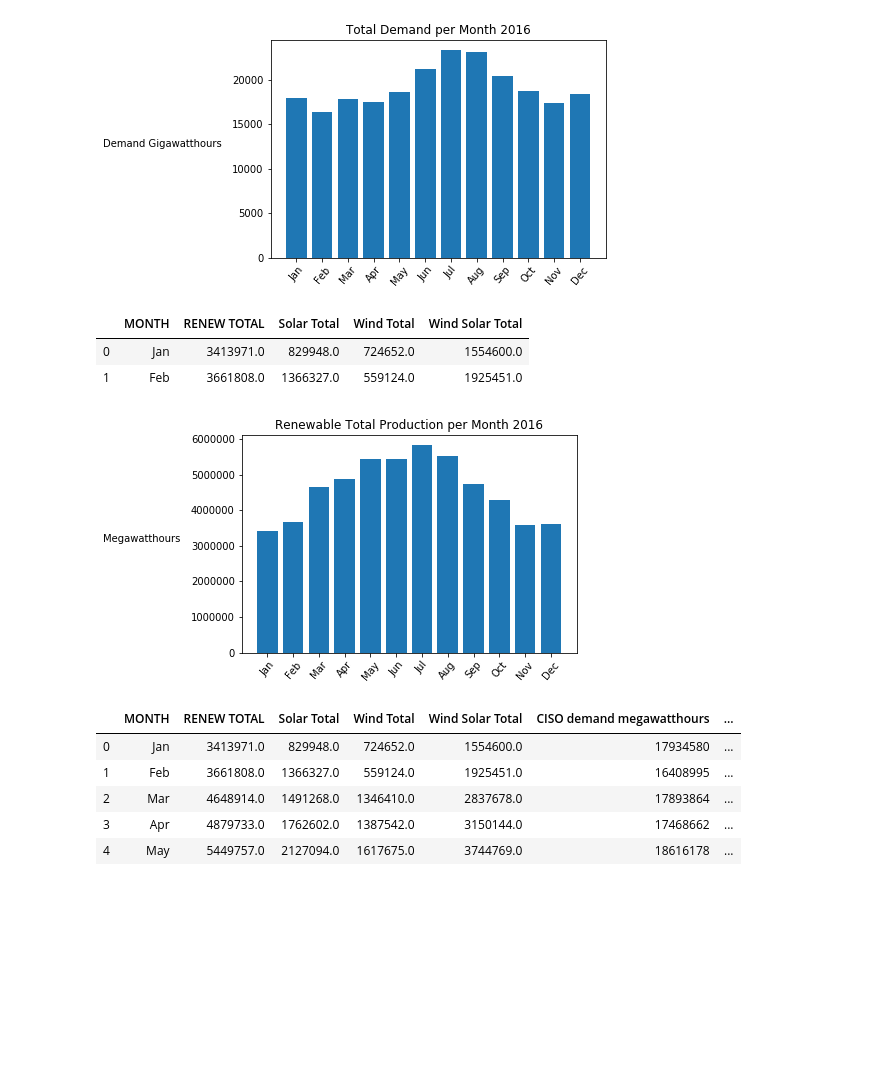
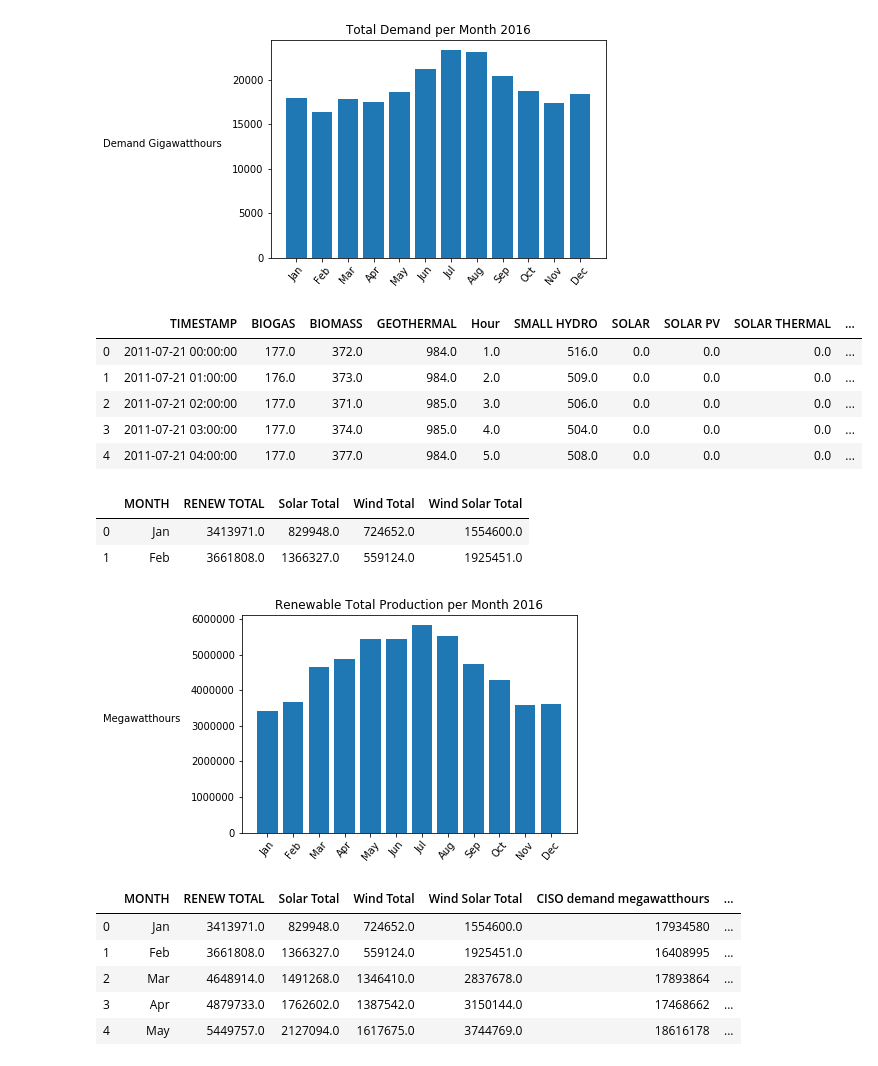
Before and after one commit to scottinsactown/California-Renewable-Energy--data-analysis, a Jupyter notebook: project_start_scott.ipynb, the cells around one changed output. Drawn from its saved outputs; the diff is of its cells as text; code cells hidden in the pictures; blank space fills up the shorter version.

```diff
--- a/project_start_scott.ipynb
+++ b/project_start_scott.ipynb
@@ -105,36 +106,43 @@ full_data['SOLAR TOTAL'] = full_data['SOLAR']+full_data['SOLAR PV']+full_data['S
 full_data['TIMESTAMP'] = pd.to_datetime(full_data['TIMESTAMP'])
 full_data['MONTH'] = full_data['TIMESTAMP'].dt.month
 full_data['YEAR'] = full_data['TIMESTAMP'].dt.year
 full_data['DAY'] = full_data['TIMESTAMP'].dt.day
 full_data['WIND SOLAR'] = full_data['SOLAR TOTAL'] + full_data['WIND TOTAL']
 full_data['RENEW TOTAL'] = full_data['BIOGAS'] + full_data['BIOMASS']+ full_data['GEOTHERMAL']+full_data['GEOTHERMAL']+full_data['WIND SOLAR']
+display(full_data.head())
 
 YearMonthGrouped = full_data.groupby(['YEAR','MONTH'])
 monthly_sum = pd.DataFrame(YearMonthGrouped['RENEW TOTAL'].sum())
 
 monthly_sum['Solar Total'] = YearMonthGrouped['SOLAR TOTAL'].sum()
 monthly_sum['Wind Total'] = YearMonthGrouped['WIND TOTAL'].sum()
 monthly_sum['Wind Solar Total'] = YearMonthGrouped['WIND SOLAR'].sum()
 
 data_16 = monthly_sum.loc[2016].reset_index()
 data_16['MONTH'] = data_16['MONTH'].map({1:'Jan',2:'Feb',3:'Mar',4:'Apr',5:'May',6:'Jun',7:'Jul',8:'Aug',9:'Sep',10:'Oct',11:'Nov',12:'Dec'})
 display(data_16.head(2))
 
 # plt.bar(data_16['MONTH'],data_16['Wind Solar Total'])
 # plt.xticks(rotation=50)
 # plt.title('Wind and Solar Combined Production per Month 2016')
 # plt.ylabel("Megawatthours  ",rotation='0',ha='right')
 # plt.show()
 
 plt.bar(data_16['MONTH'],data_16['RENEW TOTAL'])
 plt.xticks(rotation=50)
 plt.title('Renewable Total Production per Month 2016')
 plt.ylabel("Megawatthours  ",rotation='0',ha='right')
 plt.show()
 # %% [output]
-|  | MONTH | RENEW TOTAL | Solar Total | Wind Total | Wind Solar Total |
-| 0 | Jan | 3413971.0 | 829948.0 | 724652.0 | 1554600.0 |
-| 1 | Feb | 3661808.0 | 1366327.0 | 559124.0 | 1925451.0 |
+|  | TIMESTAMP | BIOGAS | BIOMASS | GEOTHERMAL | Hour | SMALL HYDRO | SOLAR | SOLAR PV | SOLAR THERMAL | ... |
+| 0 | 2011-07-21 00:00:00 | 177.0 | 372.0 | 984.0 | 1.0 | 516.0 | 0.0 | 0.0 | 0.0 | ... |
+| 1 | 2011-07-21 01:00:00 | 176.0 | 373.0 | 984.0 | 2.0 | 509.0 | 0.0 | 0.0 | 0.0 | ... |
+| 2 | 2011-07-21 02:00:00 | 177.0 | 371.0 | 985.0 | 3.0 | 506.0 | 0.0 | 0.0 | 0.0 | ... |
+| 3 | 2011-07-21 03:00:00 | 177.0 | 374.0 | 985.0 | 4.0 | 504.0 | 0.0 | 0.0 | 0.0 | ... |
+| 4 | 2011-07-21 04:00:00 | 177.0 | 377.0 | 984.0 | 5.0 | 508.0 | 0.0 | 0.0 | 0.0 | ... |
+|  | MONTH | RENEW TOTAL | Solar Total | Wind Total | Wind Solar Total |
+| 0 | Jan | 3413971.0 | 829948.0 | 724652.0 | 1554600.0 |
+| 1 | Feb | 3661808.0 | 1366327.0 | 559124.0 | 1925451.0 |
 [figure]
 # %%
 # Merge 2016 datasets
```
Also changed, not shown: parts of 6 cells of this notebook.
